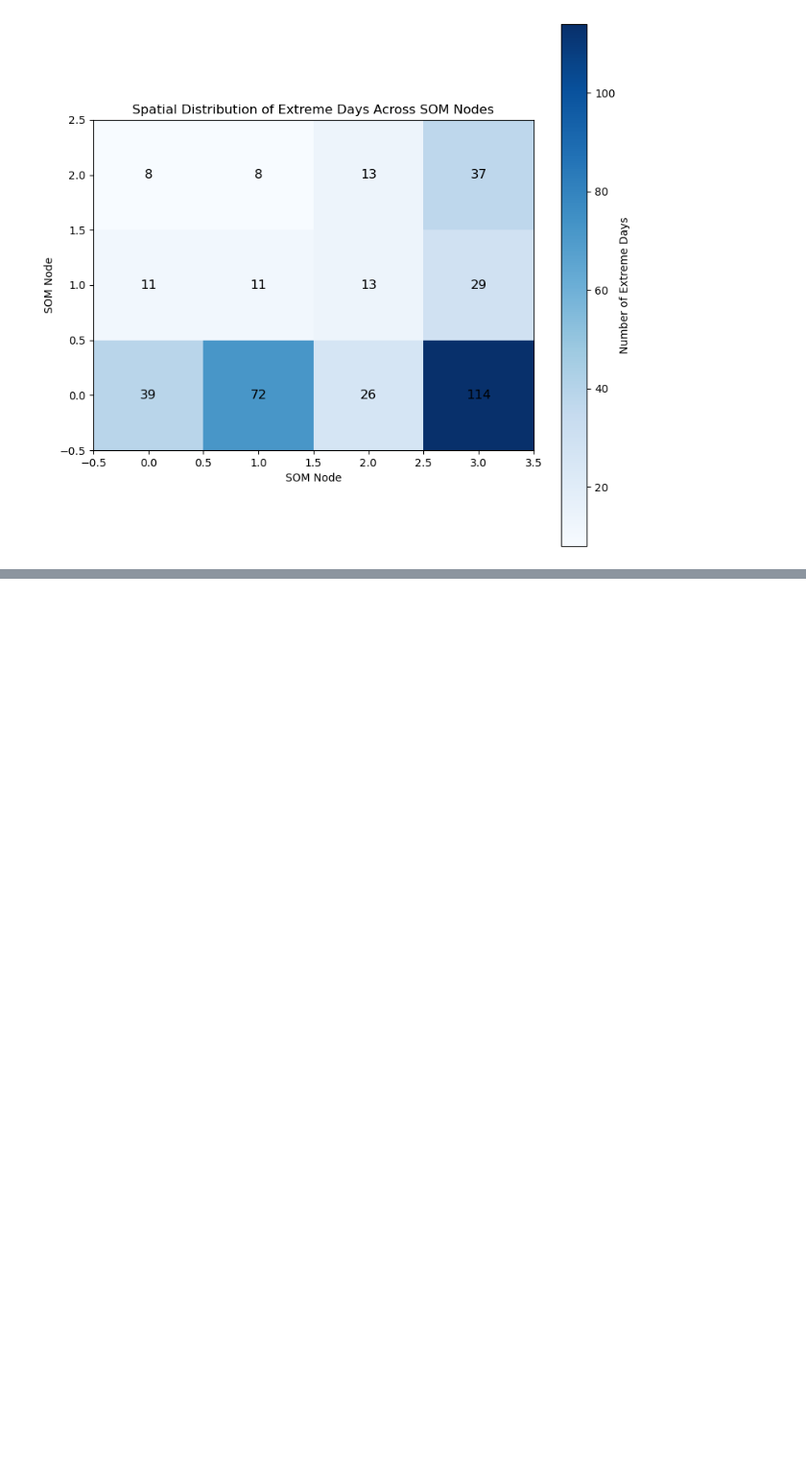
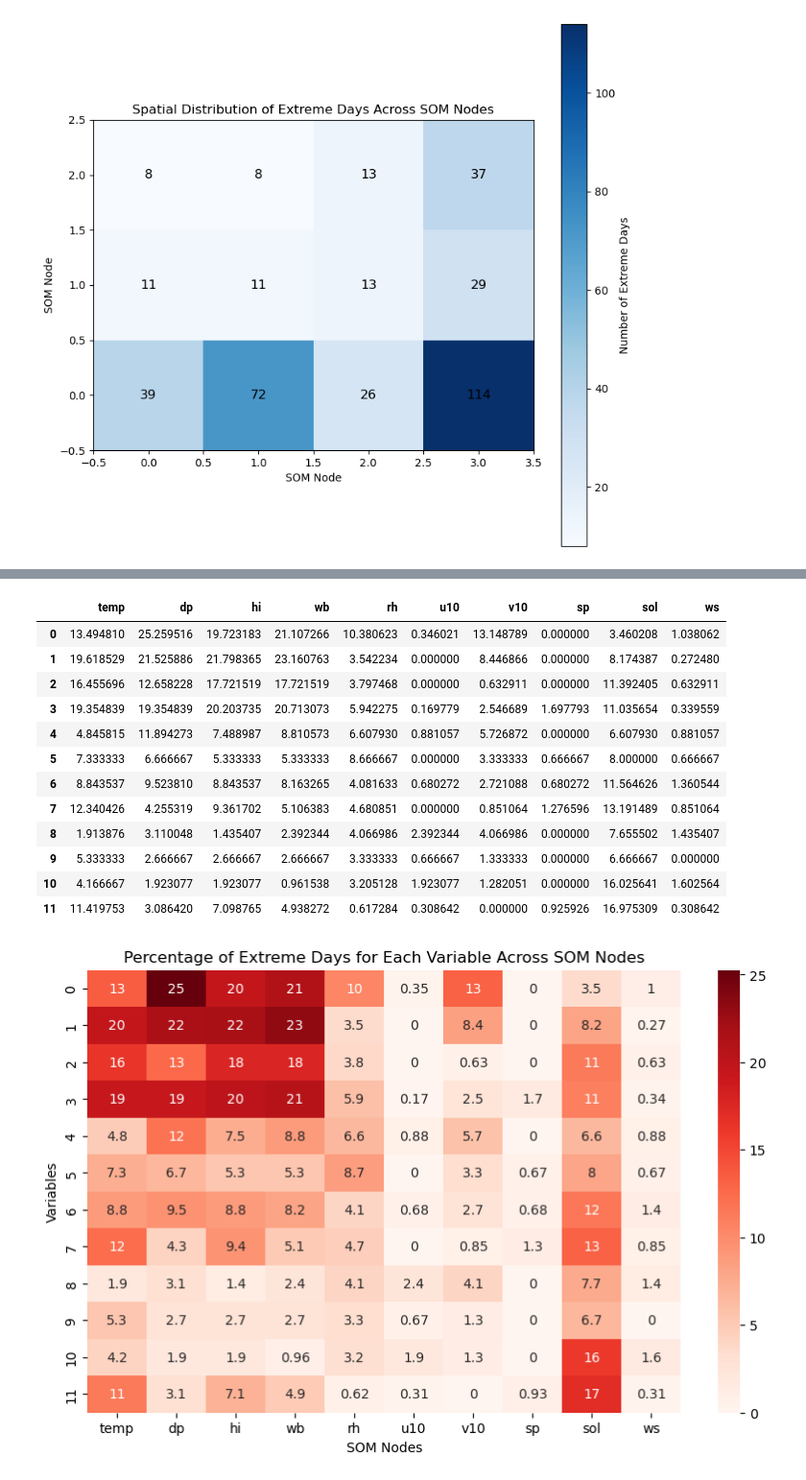
Before and after one commit to stephasharo17/Heat-Island-SOMS, a Jupyter notebook: SOMs_update.ipynb, the cells around one changed output, grey strips where cells are left out. Shown at 96% size. Saved outputs shown, nothing was run; the diff lists cells and outputs as text; code cells hidden in the pictures; blank space fills up the shorter version.

```diff
--- a/SOMs_update.ipynb
+++ b/SOMs_update.ipynb
@@ -1363,0 +1632,42 @@ plt.show()
+# %%
+#Find the 95% threshold for each variable across the entire warm season dataset
+thresholds = {}
+for name in vars_to_use:
+    thresholds[name] = weather_by_date[name].quantile(0.95)
+
+#Find the percentage of days in each SOM node that exceed the 95% threshold for each variable. This will help to identify which nodes are associated with extreme weather conditions.
+extreme_percentages = {}
+for node_id, profile in node_profiles.items():
+    extreme_percentages[node_id] = {}
+    for name in vars_to_use:
+        if profile[name].notna().sum() > 0:
+            extreme_count = (profile[name] > thresholds[name]).sum()
+            extreme_percentages[node_id][name] = (extreme_count / len(profile)) * 100
+        else:
+            extreme_percentages[node_id][name] = np.nan
+
+display(pd.DataFrame(extreme_percentages).transpose())
+
+#visualize the percentage of extreme days for each variable across the SOM nodes using a heatmap. This will help to identify which nodes are associated with extreme weather conditions.
+import seaborn as sns
+plt.figure(figsize=(10, 6))
+sns.heatmap(pd.DataFrame(extreme_percentages).transpose(), annot=True, cmap="Reds")
+plt.title("Percentage of Extreme Days for Each Variable Across SOM Nodes")
+plt.xlabel("SOM Nodes")
+plt.ylabel("Variables")
+plt.show()
+# %% [output]
+|  | temp | dp | hi | wb | rh | u10 | v10 | sp | sol | ws |
+| 0 | 13.494810 | 25.259516 | 19.723183 | 21.107266 | 10.380623 | 0.346021 | 13.148789 | 0.000000 | 3.460208 | 1.038062 |
+| 1 | 19.618529 | 21.525886 | 21.798365 | 23.160763 | 3.542234 | 0.000000 | 8.446866 | 0.000000 | 8.174387 | 0.272480 |
+| 2 | 16.455696 | 12.658228 | 17.721519 | 17.721519 | 3.797468 | 0.000000 | 0.632911 | 0.000000 | 11.392405 | 0.632911 |
+| 3 | 19.354839 | 19.354839 | 20.203735 | 20.713073 | 5.942275 | 0.169779 | 2.546689 | 1.697793 | 11.035654 | 0.339559 |
+| 4 | 4.845815 | 11.894273 | 7.488987 | 8.810573 | 6.607930 | 0.881057 | 5.726872 | 0.000000 | 6.607930 | 0.881057 |
+| 5 | 7.333333 | 6.666667 | 5.333333 | 5.333333 | 8.666667 | 0.000000 | 3.333333 | 0.666667 | 8.000000 | 0.666667 |
+| 6 | 8.843537 | 9.523810 | 8.843537 | 8.163265 | 4.081633 | 0.680272 | 2.721088 | 0.680272 | 11.564626 | 1.360544 |
+| 7 | 12.340426 | 4.255319 | 9.361702 | 5.106383 | 4.680851 | 0.000000 | 0.851064 | 1.276596 | 13.191489 | 0.851064 |
+| 8 | 1.913876 | 3.110048 | 1.435407 | 2.392344 | 4.066986 | 2.392344 | 4.066986 | 0.000000 | 7.655502 | 1.435407 |
+| 9 | 5.333333 | 2.666667 | 2.666667 | 2.666667 | 3.333333 | 0.666667 | 1.333333 | 0.000000 | 6.666667 | 0.000000 |
+| 10 | 4.166667 | 1.923077 | 1.923077 | 0.961538 | 3.205128 | 1.923077 | 1.282051 | 0.000000 | 16.025641 | 1.602564 |
+| 11 | 11.419753 | 3.086420 | 7.098765 | 4.938272 | 0.617284 | 0.308642 | 0.000000 | 0.925926 | 16.975309 | 0.308642 |
+[figure, added]
```
Also changed, not shown: parts of 12 cells of this notebook.
